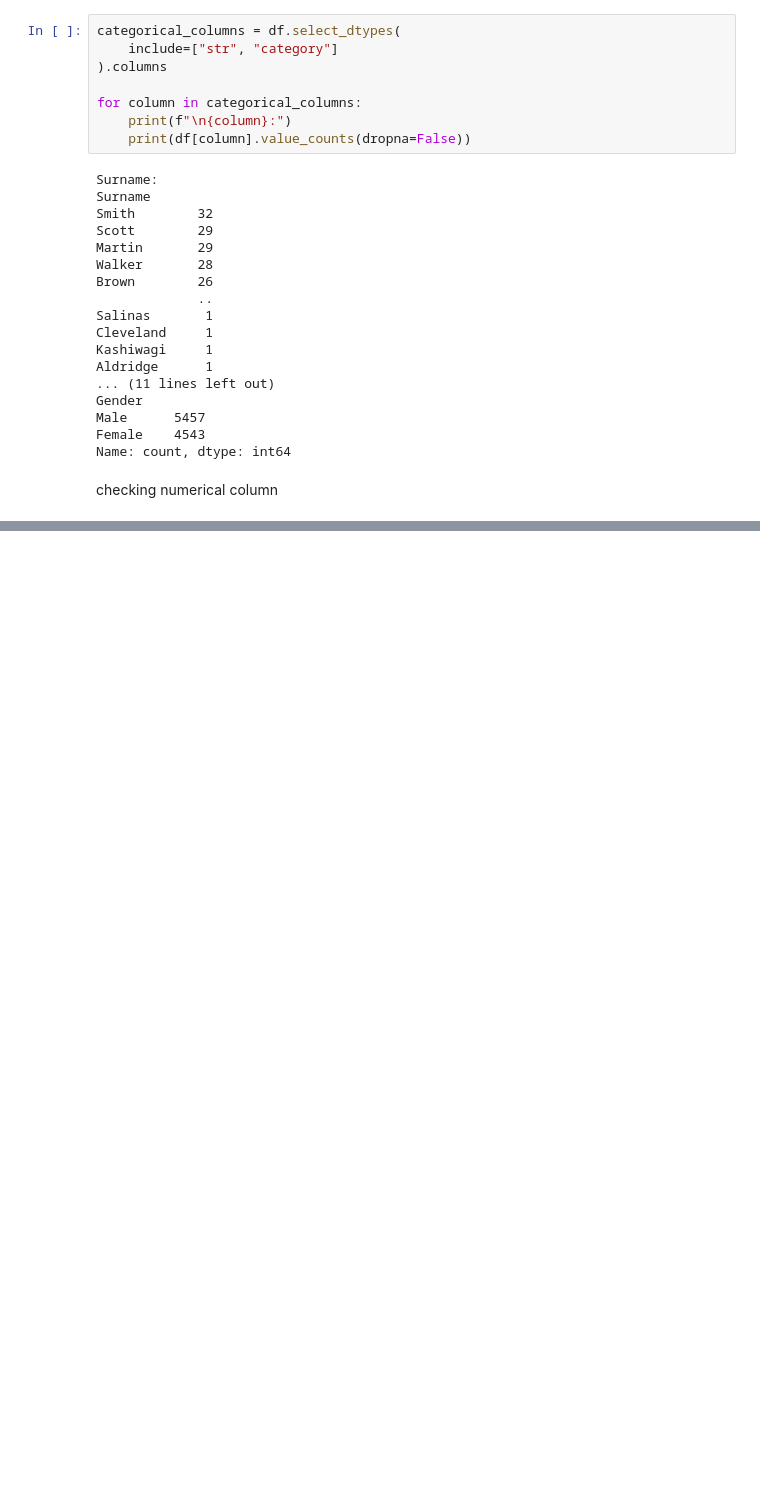
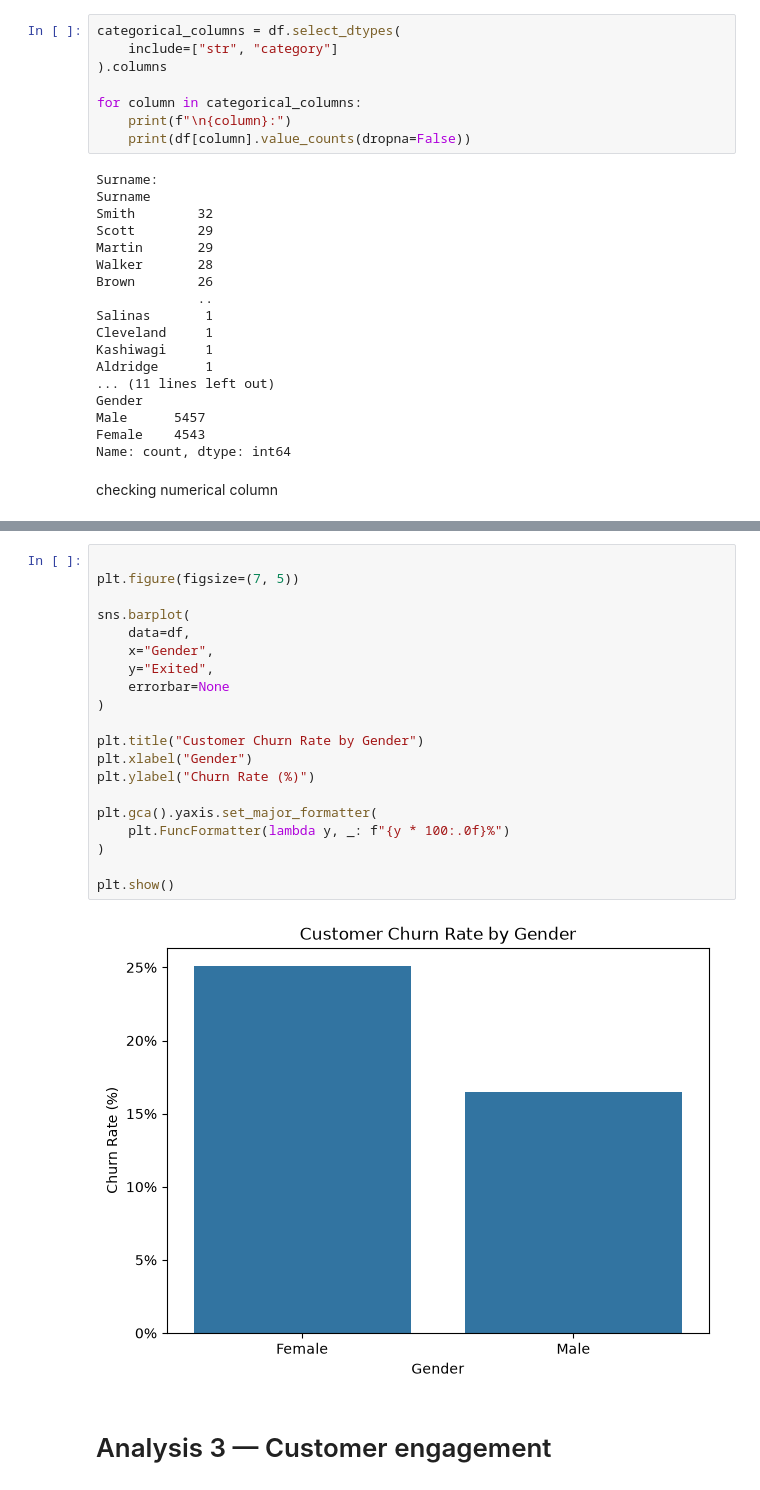
Before and after one commit to Dvnsh-coder/Customer-retention-analysis, a Jupyter notebook: notebooks/01_data_understanding.ipynb, the cells around one changed output, grey strips where cells are left out. Cells and saved outputs as stored; diff of their text form; blank space fills up the shorter version.

```diff
--- a/notebooks/01_data_understanding.ipynb
+++ b/notebooks/01_data_understanding.ipynb
@@ -167,0 +379,24 @@ df.select_dtypes(include=np.number).describe().T
+# %%
+
+plt.figure(figsize=(7, 5))
+
+sns.barplot(
+    data=df,
+    x="Gender",
+    y="Exited",
+    errorbar=None
+)
+
+plt.title("Customer Churn Rate by Gender")
+plt.xlabel("Gender")
+plt.ylabel("Churn Rate (%)")
+
+plt.gca().yaxis.set_major_formatter(
+    plt.FuncFormatter(lambda y, _: f"{y * 100:.0f}%")
+)
+
+plt.show()
+# %% [output]
+[figure, added]
+# %% [markdown]
+# Analysis 3 — Customer engagement
```
Also changed, not shown: parts of 45 cells of this notebook.
